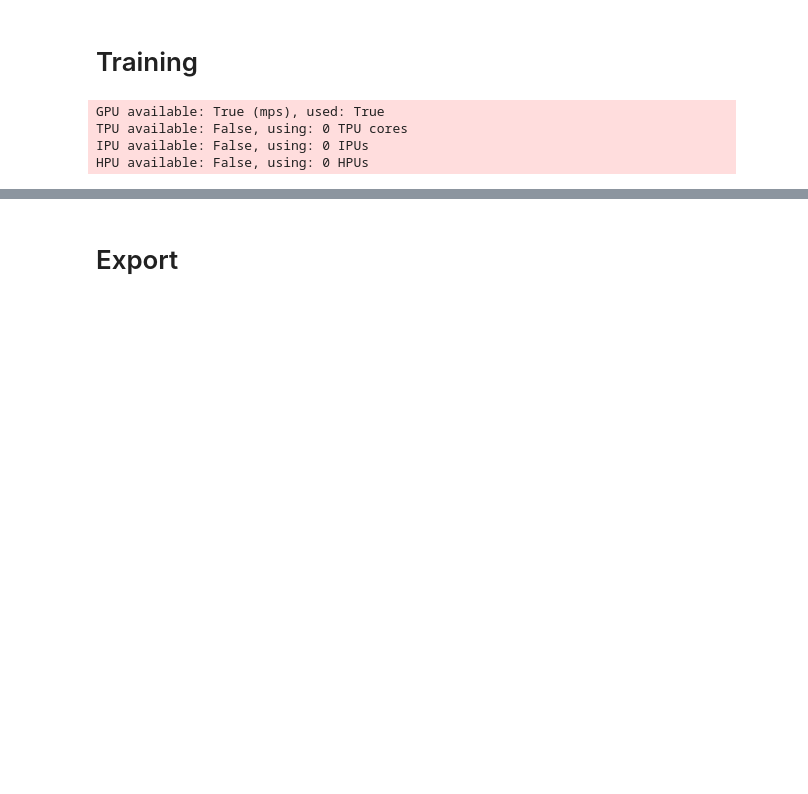
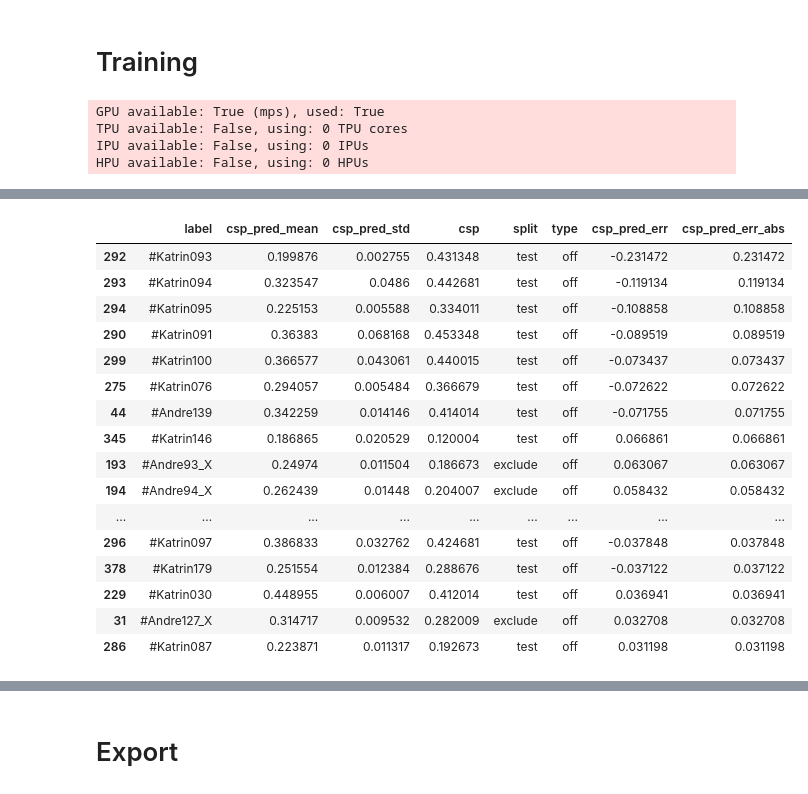
Before and after one commit to wirhabenzeit/csp, a Jupyter notebook: xresnet.ipynb, the cells around one changed output, grey strips where cells are left out. Saved outputs shown, nothing was run; the diff lists cells and outputs as text; code cells hidden in the pictures; blank space fills up the shorter version.

```diff
--- a/xresnet.ipynb
+++ b/xresnet.ipynb
@@ -452 +471,21 @@ trainer.save_checkpoint(f"lightning_checkpoints/{json_file.split('.')[0]}_{arch}
+# %%
+df.head(20)
+# %% [output]
+|  | label | csp_pred_mean | csp_pred_std | csp | split | type | csp_pred_err | csp_pred_err_abs |
+| 292 | #Katrin093 | 0.199876 | 0.002755 | 0.431348 | test | off | -0.231472 | 0.231472 |
+| 293 | #Katrin094 | 0.323547 | 0.0486 | 0.442681 | test | off | -0.119134 | 0.119134 |
+| 294 | #Katrin095 | 0.225153 | 0.005588 | 0.334011 | test | off | -0.108858 | 0.108858 |
+| 290 | #Katrin091 | 0.36383 | 0.068168 | 0.453348 | test | off | -0.089519 | 0.089519 |
+| 299 | #Katrin100 | 0.366577 | 0.043061 | 0.440015 | test | off | -0.073437 | 0.073437 |
+| 275 | #Katrin076 | 0.294057 | 0.005484 | 0.366679 | test | off | -0.072622 | 0.072622 |
+| 44 | #Andre139 | 0.342259 | 0.014146 | 0.414014 | test | off | -0.071755 | 0.071755 |
+| 345 | #Katrin146 | 0.186865 | 0.020529 | 0.120004 | test | off | 0.066861 | 0.066861 |
+| 193 | #Andre93_X | 0.24974 | 0.011504 | 0.186673 | exclude | off | 0.063067 | 0.063067 |
+| 194 | #Andre94_X | 0.262439 | 0.01448 | 0.204007 | exclude | off | 0.058432 | 0.058432 |
+| ... | ... | ... | ... | ... | ... | ... | ... | ... |
+| 296 | #Katrin097 | 0.386833 | 0.032762 | 0.424681 | test | off | -0.037848 | 0.037848 |
+| 378 | #Katrin179 | 0.251554 | 0.012384 | 0.288676 | test | off | -0.037122 | 0.037122 |
+| 229 | #Katrin030 | 0.448955 | 0.006007 | 0.412014 | test | off | 0.036941 | 0.036941 |
+| 31 | #Andre127_X | 0.314717 | 0.009532 | 0.282009 | exclude | off | 0.032708 | 0.032708 |
+| 286 | #Katrin087 | 0.223871 | 0.011317 | 0.192673 | test | off | 0.031198 | 0.031198 |
 # %%
```
Also changed, not shown: parts of 13 cells of this notebook, 3 other files.
